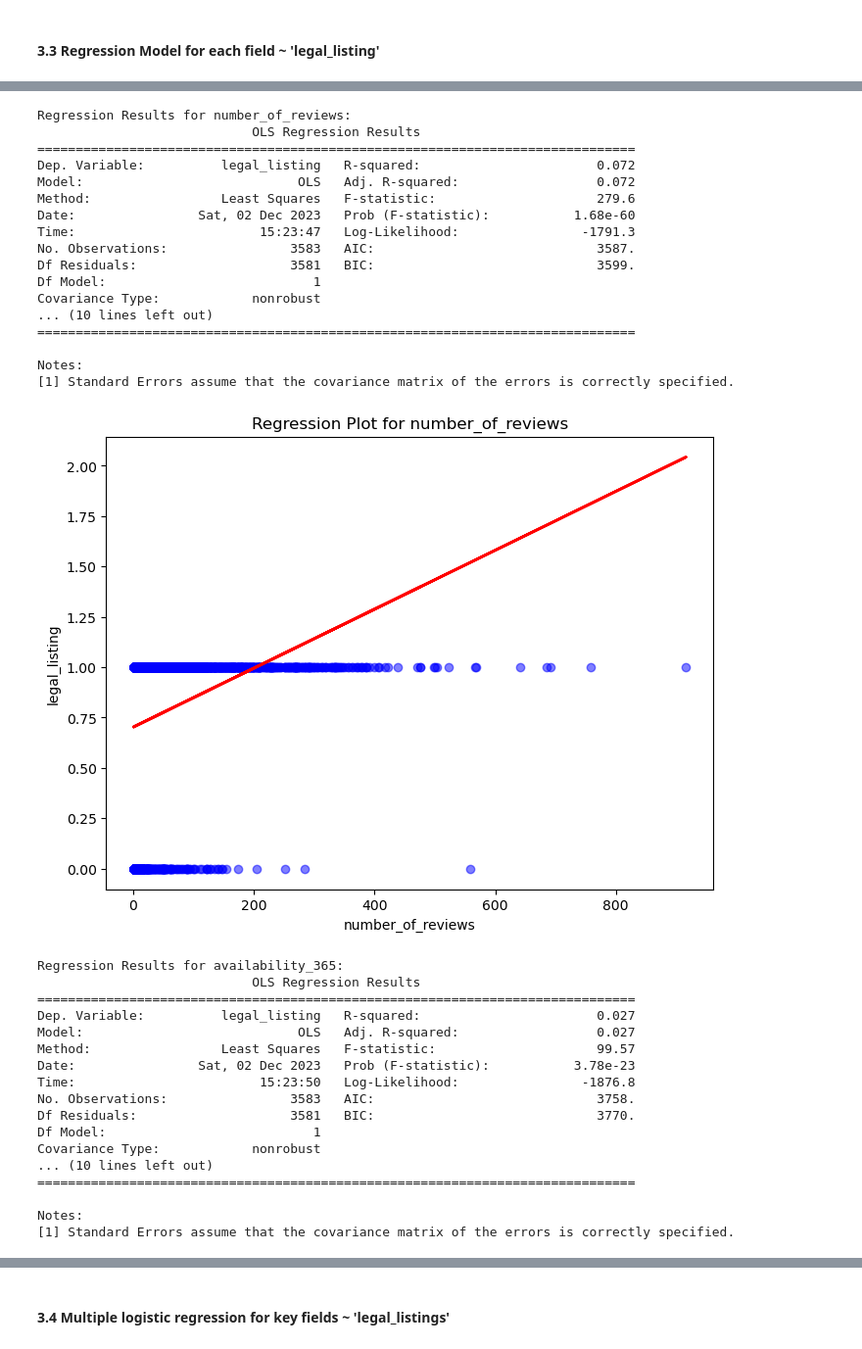
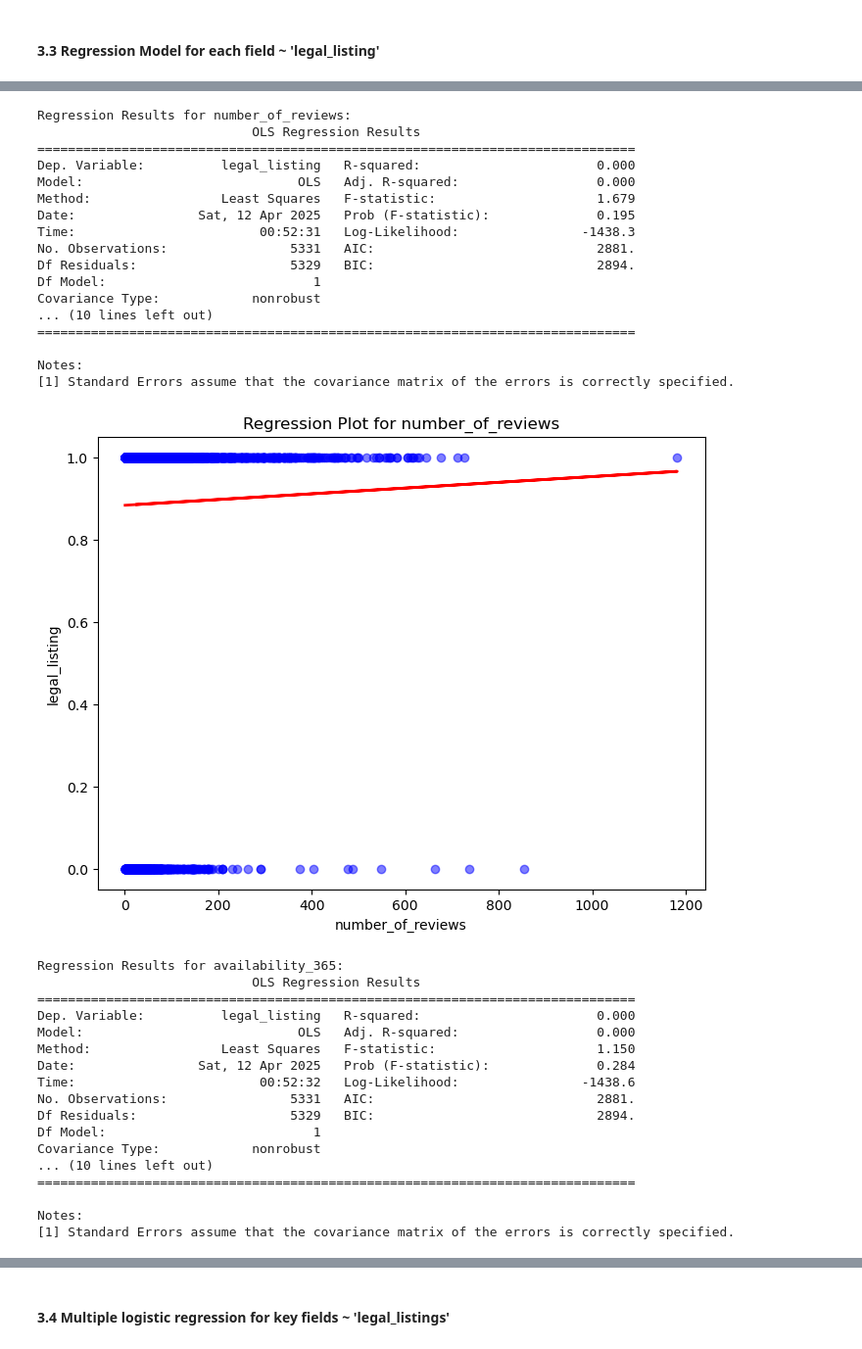
Before and after one commit to JuanesLamilla/yvr-airbnb-license-model, a Jupyter notebook: EDA.ipynb, the cells around one changed output, grey strips where cells are left out. Shown: that part at 98% size. Saved outputs shown, nothing was run; the diff lists cells and outputs as text; code cells hidden in the pictures.

```diff
--- a/EDA.ipynb
+++ b/EDA.ipynb
@@ -35,4 +35,4 @@ import seaborn as sns
 import matplotlib.pyplot as plt
 # %%
 # load cleaned data
-listings_df = pd.read_csv(os.path.join('data', 'yvr_listing_data_cleaned.csv'))
+listings_df = pd.read_csv(os.path.join('data', 'toronto_listing_data_cleaned.csv'))
@@ -38,0 +57,3 @@ listings_df = pd.read_csv(os.path.join('data', 'yvr_listing_data_cleaned.csv'))
+# %%
+# For all column names that have a ' in them, remove the '
+listings_df.columns = listings_df.columns.str.replace("'", "")
@@ -307,10 +471,10 @@ plt.show()
 # %%
 import statsmodels.api as sm
 
-for column in yvr_key_fields_no_neighbourhoods_df.columns:
+for column in toronto_key_fields_no_neighbourhoods_df.columns:
     if column != 'legal_listing':
-        X = yvr_key_fields_no_neighbourhoods_df[column]
-        y = yvr_key_fields_no_neighbourhoods_df['legal_listing']
+        X = toronto_key_fields_no_neighbourhoods_df[column]
+        y = toronto_key_fields_no_neighbourhoods_df['legal_listing']
 
         # add intercept
         X = sm.add_constant(X)
@@ -352,31 +516,31 @@ strong multicollinearity or other numerical problems.
 Regression Results for number_of_reviews:
                             OLS Regression Results
 ==============================================================================
-Dep. Variable:          legal_listing   R-squared:                       0.072
-Model:                            OLS   Adj. R-squared:                  0.072
-Method:                 Least Squares   F-statistic:                     279.6
-Date:                Sat, 02 Dec 2023   Prob (F-statistic):           1.68e-60
-Time:                        15:23:47   Log-Likelihood:                -1791.3
-No. Observations:                3583   AIC:                             3587.
-Df Residuals:                    3581   BIC:                             3599.
+Dep. Variable:          legal_listing   R-squared:                       0.000
+Model:                            OLS   Adj. R-squared:                  0.000
+Method:                 Least Squares   F-statistic:                     1.679
+Date:                Sat, 12 Apr 2025   Prob (F-statistic):              0.195
+Time:                        00:52:31   Log-Likelihood:                -1438.3
+No. Observations:                5331   AIC:                             2881.
+Df Residuals:                    5329   BIC:                             2894.
 Df Model:                           1
 Covariance Type:            nonrobust
 ... (10 lines left out)
 ==============================================================================
 
 Notes:
 [1] Standard Errors assume that the covariance matrix of the errors is correctly specified.
-[figure, old version]
+[figure, new version]
 Regression Results for availability_365:
                             OLS Regression Results
 ==============================================================================
-Dep. Variable:          legal_listing   R-squared:                       0.027
-Model:                            OLS   Adj. R-squared:                  0.027
-Method:                 Least Squares   F-statistic:                     99.57
-Date:                Sat, 02 Dec 2023   Prob (F-statistic):           3.78e-23
-Time:                        15:23:50   Log-Likelihood:                -1876.8
-No. Observations:                3583   AIC:                             3758.
-Df Residuals:                    3581   BIC:                             3770.
+Dep. Variable:          legal_listing   R-squared:                       0.000
+Model:                            OLS   Adj. R-squared:                  0.000
+Method:                 Least Squares   F-statistic:                     1.150
+Date:                Sat, 12 Apr 2025   Prob (F-statistic):              0.284
+Time:                        00:52:32   Log-Likelihood:                -1438.6
+No. Observations:                5331   AIC:                             2881.
+Df Residuals:                    5329   BIC:                             2894.
 Df Model:                           1
 Covariance Type:            nonrobust
 ... (10 lines left out)
```
Also changed, not shown: parts of 16 cells of this notebook, 56 other files.
